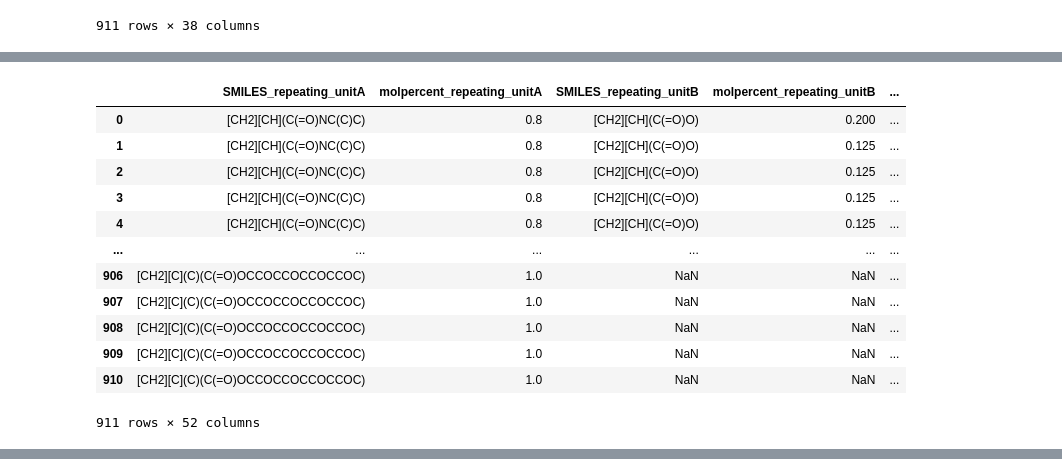
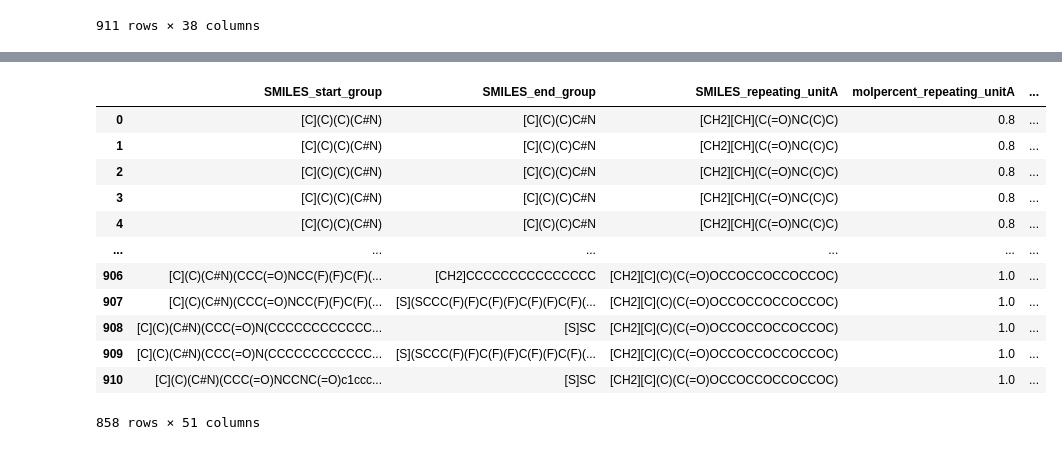
Before and after one commit to Bizbalt/PFP, a Jupyter notebook: pfp_docker/local/cloud_point/cloud_point.ipynb, the cells around one changed output, grey strips where cells are left out. Drawn from its saved outputs; the diff is of its cells as text; code cells hidden in the pictures.

```diff
--- a/pfp_docker/local/cloud_point/cloud_point.ipynb
+++ b/pfp_docker/local/cloud_point/cloud_point.ipynb
@@ -242,16 +31,51 @@ info
-# %%
-parseddf
-# %% [output]
-|  | SMILES_repeating_unitA | molpercent_repeating_unitA | SMILES_repeating_unitB | molpercent_repeating_unitB | ... |
-| 0 | [CH2][CH](C(=O)NC(C)C) | 0.8 | [CH2][CH](C(=O)O) | 0.200 | ... |
-| 1 | [CH2][CH](C(=O)NC(C)C) | 0.8 | [CH2][CH](C(=O)O) | 0.125 | ... |
-| 2 | [CH2][CH](C(=O)NC(C)C) | 0.8 | [CH2][CH](C(=O)O) | 0.125 | ... |
-| 3 | [CH2][CH](C(=O)NC(C)C) | 0.8 | [CH2][CH](C(=O)O) | 0.125 | ... |
-| 4 | [CH2][CH](C(=O)NC(C)C) | 0.8 | [CH2][CH](C(=O)O) | 0.125 | ... |
-| ... | ... | ... | ... | ... | ... |
-| 906 | [CH2][C](C)(C(=O)OCCOCCOCCOCCOC) | 1.0 | NaN | NaN | ... |
-| 907 | [CH2][C](C)(C(=O)OCCOCCOCCOCCOC) | 1.0 | NaN | NaN | ... |
-| 908 | [CH2][C](C)(C(=O)OCCOCCOCCOCCOC) | 1.0 | NaN | NaN | ... |
-| 909 | [CH2][C](C)(C(=O)OCCOCCOCCOCCOC) | 1.0 | NaN | NaN | ... |
-| 910 | [CH2][C](C)(C(=O)OCCOCCOCCOCCOC) | 1.0 | NaN | NaN | ... |
-911 rows × 52 columns
+# %%
+raw_df["pH"] = raw_df["pH"].fillna(7)
+DEF_TYPE_MAP = {
+        "A": 0.1,
+        "B": 0.2,
+        "C": 0.5,
+        "DSC": 0.01,
+    }
+raw_df["def_type"] = raw_df["def_type"].fillna("0.1")
+raw_df["def_type"] = raw_df["def_type"].apply(
+    lambda x: float(
+        (DEF_TYPE_MAP[x] if x in DEF_TYPE_MAP else str(x).replace(",", "."))
+    ),
+)
+
+# set poly_conc to polymer_concentration_mass_conc where it is NaN
+if "polymer_concentration_mass_conc" in raw_df.columns:
+    raw_df["polymer_concentration_wpercent"] = raw_df["polymer_concentration_wpercent"].fillna(raw_df["polymer_concentration_mass_conc"])
+    raw_df= raw_df.drop(
+        ["polymer_concentration_mass_conc"], axis=1
+    )
+
+df,info = pfp.datareader.expand_data(
+    raw_df,
+    ignored_columns=["reference",
+        "polymer_type",
+        "polymer_type_style",
+        "polymer_architecture",
+        "polymerisation_type",
+        "Mw",
+        "PDI",
+        "mass_characterisation_method",
+        "mass_characterisation_standart",
+        "N/A",
+        "identifier",
+        "comment",
+        "tacticity",
+        "rating",],
+    density=1,
+additive_wp_column_postfix = "_concentration_weight_percent",
+    additive_conc_column_postfix="_concentration_molar"
+
+
+)
+
+df.to_csv("expanded_data.csv")
+infofile = YAMLWrapConfig("expanded_info.yml")
+infofile.set_data(info)
+infofile.save()
+display(df)
+# %% [output]
@@ -257,0 +86,13 @@ parseddf
+|  | SMILES_start_group | SMILES_end_group | SMILES_repeating_unitA | molpercent_repeating_unitA | ... |
+| 0 | [C](C)(C)(C#N) | [C](C)(C)C#N | [CH2][CH](C(=O)NC(C)C) | 0.8 | ... |
+| 1 | [C](C)(C)(C#N) | [C](C)(C)C#N | [CH2][CH](C(=O)NC(C)C) | 0.8 | ... |
+| 2 | [C](C)(C)(C#N) | [C](C)(C)C#N | [CH2][CH](C(=O)NC(C)C) | 0.8 | ... |
+| 3 | [C](C)(C)(C#N) | [C](C)(C)C#N | [CH2][CH](C(=O)NC(C)C) | 0.8 | ... |
+| 4 | [C](C)(C)(C#N) | [C](C)(C)C#N | [CH2][CH](C(=O)NC(C)C) | 0.8 | ... |
+| ... | ... | ... | ... | ... | ... |
+| 906 | [C](C)(C#N)(CCC(=O)NCC(F)(F)C(F)(... | [CH2]CCCCCCCCCCCCCCC | [CH2][C](C)(C(=O)OCCOCCOCCOCCOC) | 1.0 | ... |
+| 907 | [C](C)(C#N)(CCC(=O)NCC(F)(F)C(F)(... | [S](SCCC(F)(F)C(F)(F)C(F)(F)C(F)(... | [CH2][C](C)(C(=O)OCCOCCOCCOCCOC) | 1.0 | ... |
+| 908 | [C](C)(C#N)(CCC(=O)N(CCCCCCCCCCCC... | [S]SC | [CH2][C](C)(C(=O)OCCOCCOCCOCCOC) | 1.0 | ... |
+| 909 | [C](C)(C#N)(CCC(=O)N(CCCCCCCCCCCC... | [S](SCCC(F)(F)C(F)(F)C(F)(F)C(F)(... | [CH2][C](C)(C(=O)OCCOCCOCCOCCOC) | 1.0 | ... |
+| 910 | [C](C)(C#N)(CCC(=O)NCCNC(=O)c1ccc... | [S]SC | [CH2][C](C)(C(=O)OCCOCCOCCOCCOC) | 1.0 | ... |
+858 rows × 51 columns
```
Also changed, not shown: parts of 10 cells of this notebook, 6 other files.
